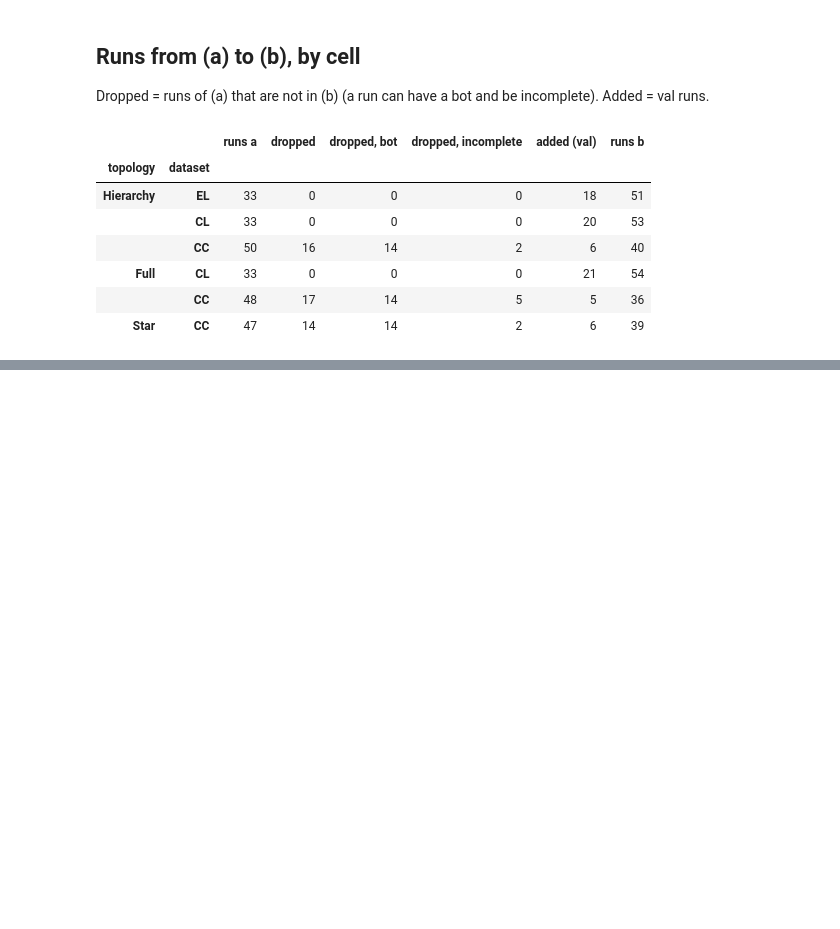
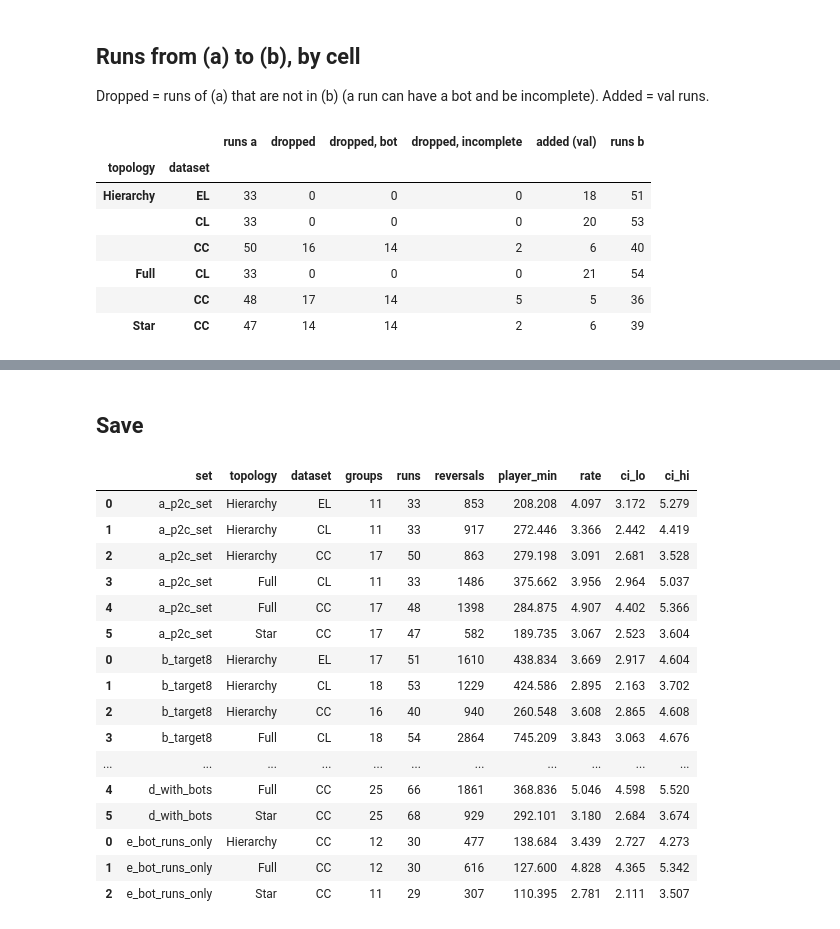
Before and after one commit to Aalokeparno/slider_game, a Jupyter notebook: notebooks/path1/p5_target8.ipynb, the cells around one changed output, grey strips where cells are left out. Saved outputs shown, nothing was run; the diff lists cells and outputs as text; code cells hidden in the pictures; blank space fills up the shorter version.

```diff
--- a/notebooks/path1/p5_target8.ipynb
+++ b/notebooks/path1/p5_target8.ipynb
@@ -124,0 +132,26 @@ out.round(3)
+# %% [markdown]
+## Save
+# %%
+out = pd.concat([a.assign(set="a_p2c_set"), b.assign(set="b_target8"), c.assign(set="c_target8_raw_cc"),
+                 d.assign(set="d_with_bots"), e.assign(set="e_bot_runs_only")])
+out = out[["set"] + list(a.columns)]
+out.to_csv(config.TARGET8, index=False)
+out.round(3)
+# %% [output]
+|  | set | topology | dataset | groups | runs | reversals | player_min | rate | ci_lo | ci_hi |
+| 0 | a_p2c_set | Hierarchy | EL | 11 | 33 | 853 | 208.208 | 4.097 | 3.172 | 5.279 |
+| 1 | a_p2c_set | Hierarchy | CL | 11 | 33 | 917 | 272.446 | 3.366 | 2.442 | 4.419 |
+| 2 | a_p2c_set | Hierarchy | CC | 17 | 50 | 863 | 279.198 | 3.091 | 2.681 | 3.528 |
+| 3 | a_p2c_set | Full | CL | 11 | 33 | 1486 | 375.662 | 3.956 | 2.964 | 5.037 |
+| 4 | a_p2c_set | Full | CC | 17 | 48 | 1398 | 284.875 | 4.907 | 4.402 | 5.366 |
+| 5 | a_p2c_set | Star | CC | 17 | 47 | 582 | 189.735 | 3.067 | 2.523 | 3.604 |
+| 0 | b_target8 | Hierarchy | EL | 17 | 51 | 1610 | 438.834 | 3.669 | 2.917 | 4.604 |
+| 1 | b_target8 | Hierarchy | CL | 18 | 53 | 1229 | 424.586 | 2.895 | 2.163 | 3.702 |
+| 2 | b_target8 | Hierarchy | CC | 16 | 40 | 940 | 260.548 | 3.608 | 2.865 | 4.608 |
+| 3 | b_target8 | Full | CL | 18 | 54 | 2864 | 745.209 | 3.843 | 3.063 | 4.676 |
+| ... | ... | ... | ... | ... | ... | ... | ... | ... | ... | ... |
+| 4 | d_with_bots | Full | CC | 25 | 66 | 1861 | 368.836 | 5.046 | 4.598 | 5.520 |
+| 5 | d_with_bots | Star | CC | 25 | 68 | 929 | 292.101 | 3.180 | 2.684 | 3.674 |
+| 0 | e_bot_runs_only | Hierarchy | CC | 12 | 30 | 477 | 138.684 | 3.439 | 2.727 | 4.273 |
+| 1 | e_bot_runs_only | Full | CC | 12 | 30 | 616 | 127.600 | 4.828 | 4.365 | 5.342 |
+| 2 | e_bot_runs_only | Star | CC | 11 | 29 | 307 | 110.395 | 2.781 | 2.111 | 3.507 |
```
Also changed, not shown: parts of 5 cells of this notebook, 1 other file.
